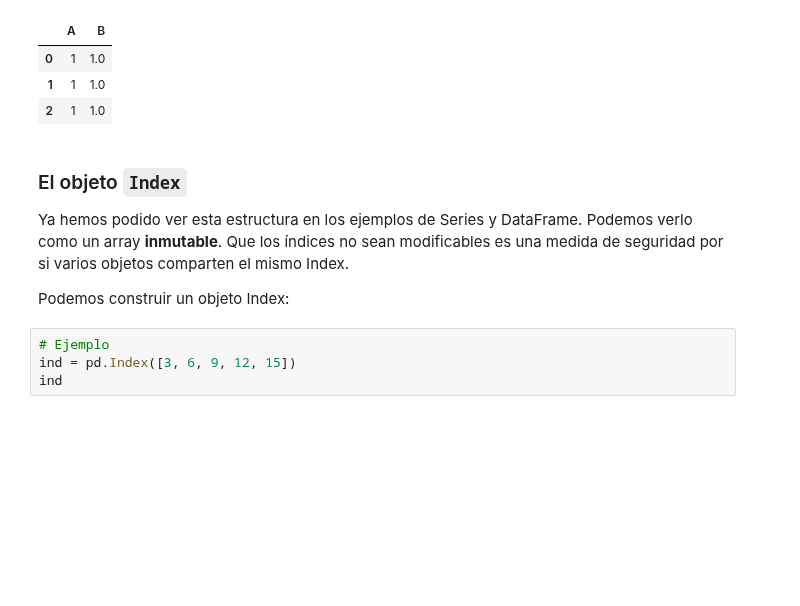
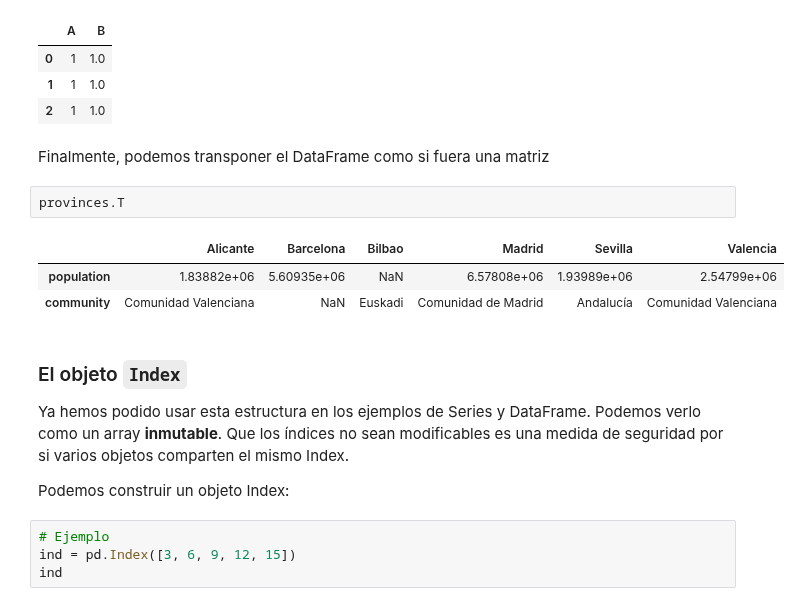
Before and after one commit to pyjaime/python3-101, a Jupyter notebook: python3_pandas_es.ipynb, the cells around one changed output. Saved outputs shown, nothing was run; the diff lists cells and outputs as text; blank space fills up the shorter version.

Commit message:
Add indexing and slicing to pandas notebook

```diff
--- a/python3_pandas_es.ipynb
+++ b/python3_pandas_es.ipynb
@@ -168,10 +149,18 @@ pd.DataFrame(np.ones(3, dtype=[('A', 'i8'), ('B', 'f8')]))
 | 0 | 1 | 1.0 |
 | 1 | 1 | 1.0 |
 | 2 | 1 | 1.0 |
+# %% [markdown]
+Finalmente, podemos transponer el DataFrame como si fuera una matriz
+# %%
+provinces.T
+# %% [output]
+|  | Alicante | Barcelona | Bilbao | Madrid | Sevilla | Valencia |
+| population | 1.83882e+06 | 5.60935e+06 | NaN | 6.57808e+06 | 1.93989e+06 | 2.54799e+06 |
+| community | Comunidad Valenciana | NaN | Euskadi | Comunidad de Madrid | Andalucía | Comunidad Valenciana |
 # %% [markdown]
 ### El objeto `Index`
 
-Ya hemos podido ver esta estructura en los ejemplos de Series y DataFrame. Podemos verlo como un array **inmutable**. Que los índices no sean modificables es una medida de seguridad por si varios objetos comparten el mismo Index.
+Ya hemos podido usar esta estructura en los ejemplos de Series y DataFrame. Podemos verlo como un array **inmutable**. Que los índices no sean modificables es una medida de seguridad por si varios objetos comparten el mismo Index.
 
 Podemos construir un objeto Index:
 # %%
```
Also changed, not shown: parts of 45 cells of this notebook.
